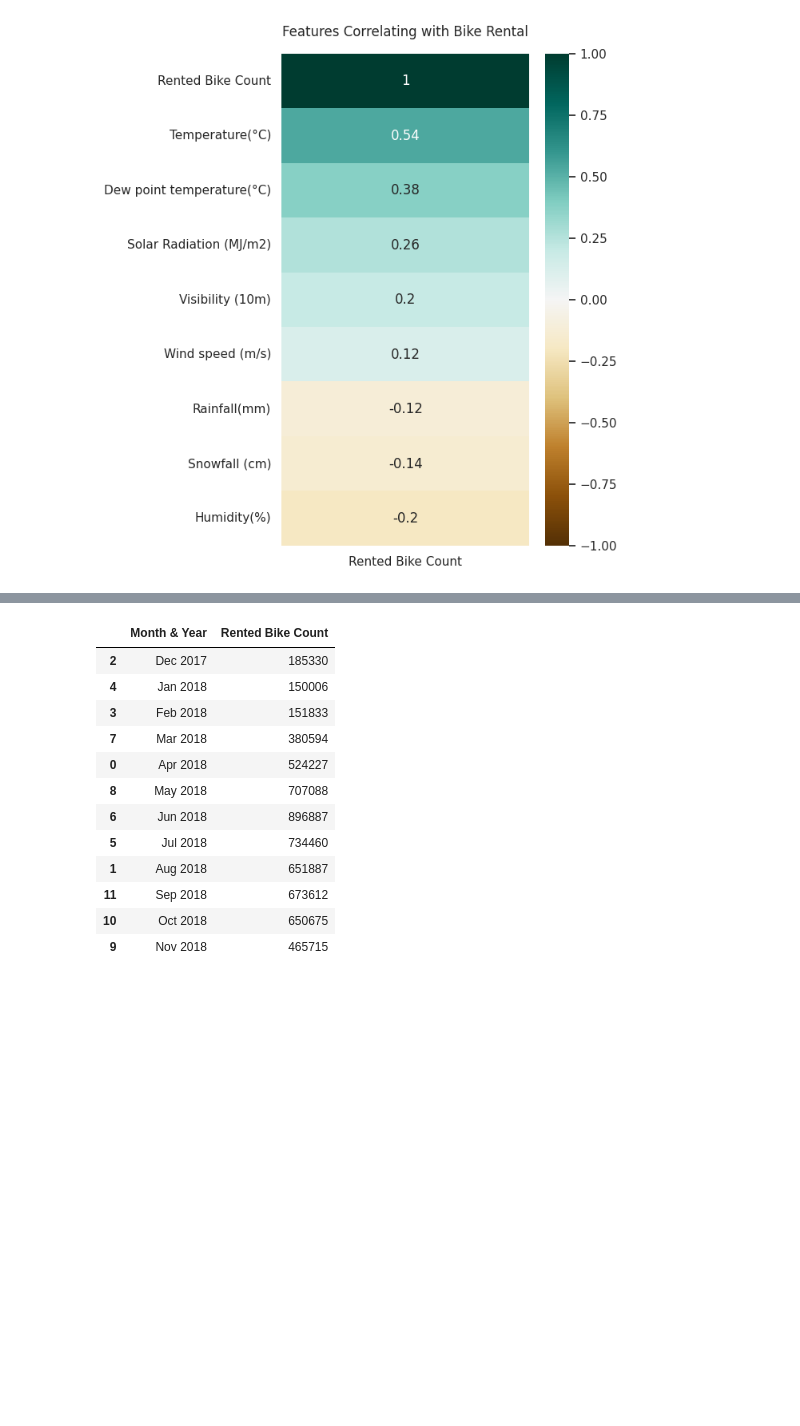
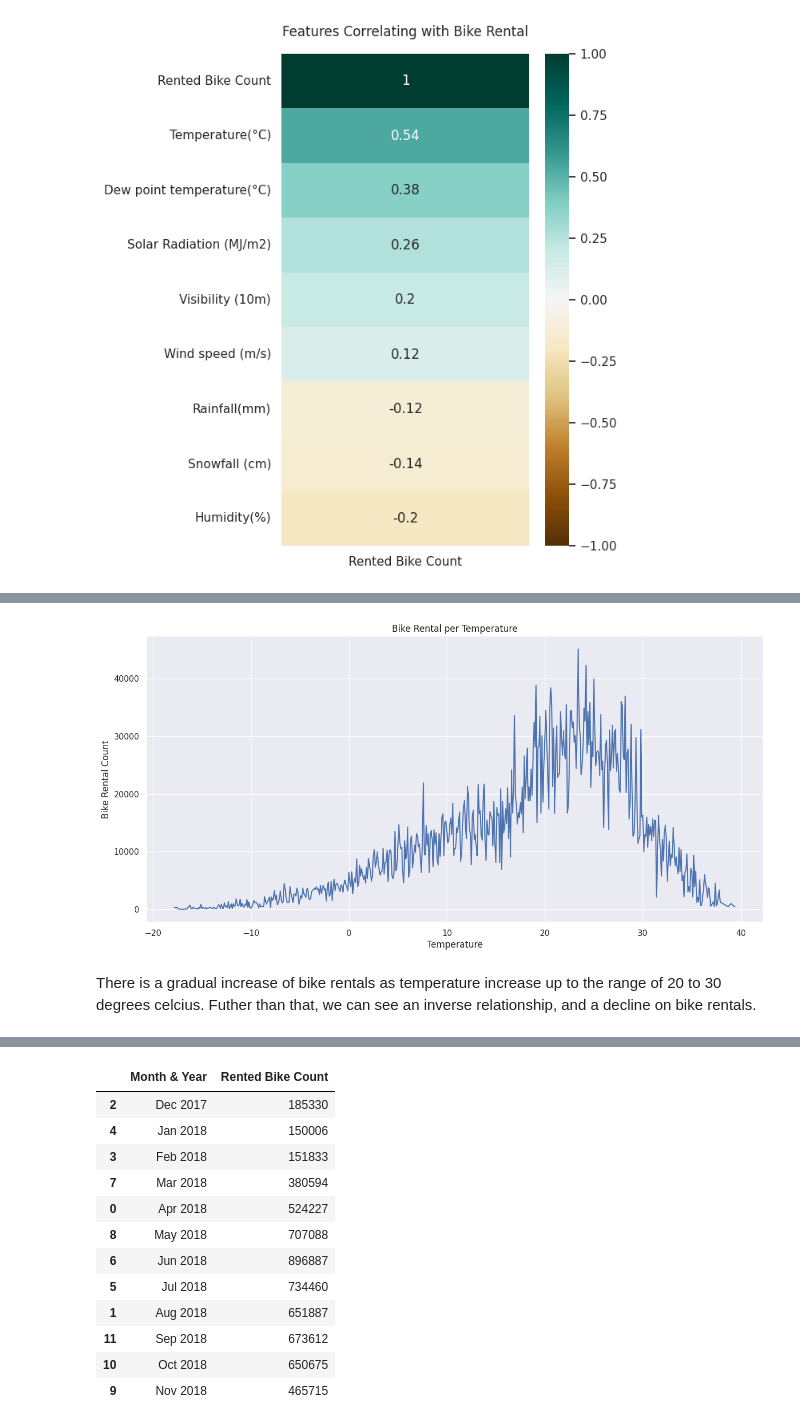
Before and after one commit to patricia-amos/Portfolio, a Jupyter notebook: Seoul_Bike.ipynb, the cells around one changed output, grey strips where cells are left out. Saved outputs shown, nothing was run; the diff lists cells and outputs as text; code cells hidden in the pictures; blank space fills up the shorter version.

```diff
--- a/Seoul_Bike.ipynb
+++ b/Seoul_Bike.ipynb
@@ -398,0 +424,6 @@ heatmap.set_title('Features Correlating with Bike Rental', fontdict={'fontsize':
+# %%
+#Creating a table that sums up bike rentals based on temperature
+
+temperature_rental = pd.pivot_table(main_data, index = 'Temperature(°C)', values='Rented Bike Count', aggfunc='sum', fill_value=0).reset_index().rename_axis(None, axis=1)
+temperature_rental.rename(columns = {'Temperature(°C)':'Temperature'}, inplace = True)
+temperature_rental
@@ -399,3 +444,16 @@ heatmap.set_title('Features Correlating with Bike Rental', fontdict={'fontsize':
+# %%
+#Creating a line plot of bike rentals in relationship to temperature
+
+plt.figure(figsize=(15,7))
+sns.lineplot(data=temperature_rental, x="Temperature", y="Rented Bike Count")
+plt.title("Bike Rental per Temperature")
+plt.xlabel("Temperature")
+plt.ylabel("Bike Rental Count")
+sns.set_context(rc={"lines.linewidth": 2})
+# %% [output]
+[figure, added]
+# %% [markdown]
+There is a gradual increase of bike rentals as temperature increase up to the range of 20 to 30 degrees celcius. Futher than that, we can see an inverse relationship, and a decline on bike rentals.
 # %%
 #Adding a month and year column to be able to group our values
 
```
Also changed, not shown: parts of 15 cells of this notebook.
